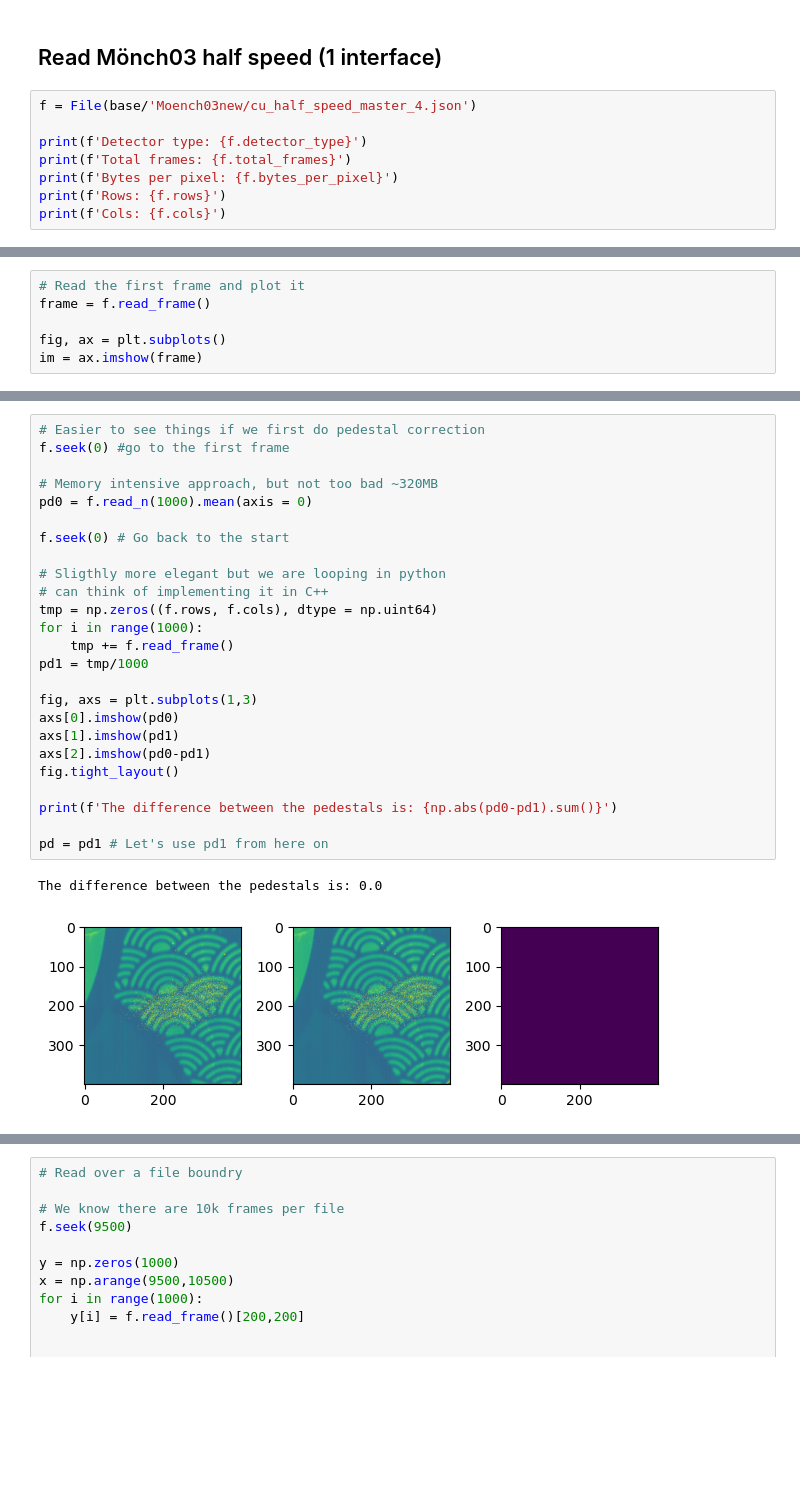
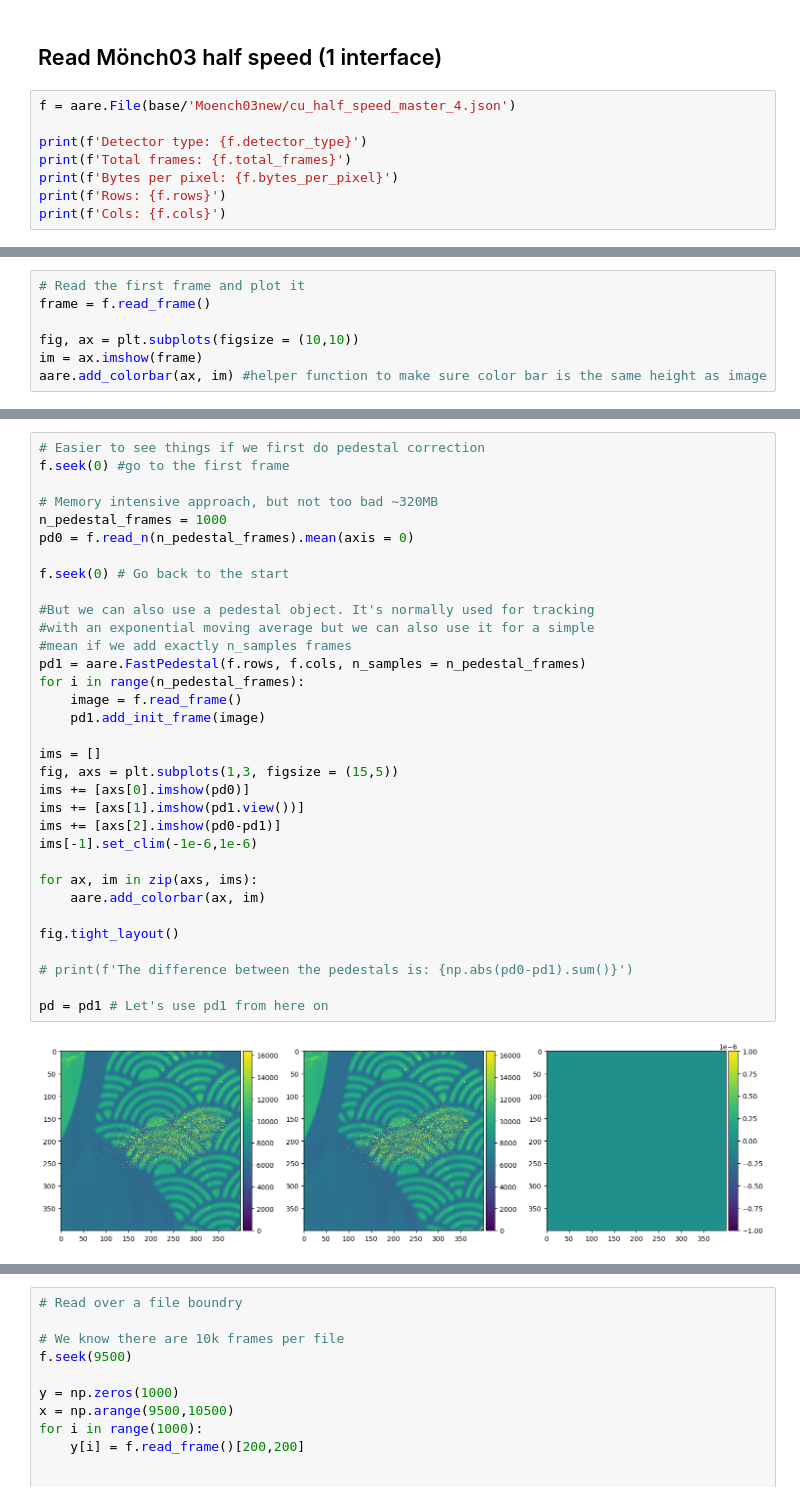
Before and after one commit to slsdetectorgroup/aare-notebooks, a Jupyter notebook: 00-read_moench.ipynb, the cells around one changed output, grey strips where cells are left out. Drawn from its saved outputs; the diff is of its cells as text; blank space fills up the shorter version.

```diff
--- a/00-read_moench.ipynb
+++ b/00-read_moench.ipynb
@@ -19,7 +20,7 @@ Example run on: **2025-04-23 09:18** with aare: **dev**
 # %% [markdown]
 ## Read Mönch03 half speed (1 interface)
 # %%
-f = File(base/'Moench03new/cu_half_speed_master_4.json')
+f = aare.File(base/'Moench03new/cu_half_speed_master_4.json')
 
 print(f'Detector type: {f.detector_type}')
 print(f'Total frames: {f.total_frames}')
@@ -47,6 +42,7 @@ Caught exception: /home/l_msdetect/erik/aare/aare/src/RawFile.cpp:343:frame_numb
 # Read the first frame and plot it
 frame = f.read_frame()
 
-fig, ax = plt.subplots()
+fig, ax = plt.subplots(figsize = (10,10))
 im = ax.imshow(frame)
+aare.add_colorbar(ax, im) #helper function to make sure color bar is the same height as image
 # %% [output]
@@ -54,31 +53,38 @@ im = ax.imshow(frame)
 # %%
 # Easier to see things if we first do pedestal correction
 f.seek(0) #go to the first frame
 
 # Memory intensive approach, but not too bad ~320MB
-pd0 = f.read_n(1000).mean(axis = 0)
+n_pedestal_frames = 1000
+pd0 = f.read_n(n_pedestal_frames).mean(axis = 0)
 
 f.seek(0) # Go back to the start
 
-# Sligthly more elegant but we are looping in python
-# can think of implementing it in C++
-tmp = np.zeros((f.rows, f.cols), dtype = np.uint64)
-for i in range(1000):
-    tmp += f.read_frame()
-pd1 = tmp/1000
+#But we can also use a pedestal object. It's normally used for tracking
+#with an exponential moving average but we can also use it for a simple
+#mean if we add exactly n_samples frames
+pd1 = aare.FastPedestal(f.rows, f.cols, n_samples = n_pedestal_frames)
+for i in range(n_pedestal_frames):
+    image = f.read_frame()
+    pd1.add_init_frame(image)
 
-fig, axs = plt.subplots(1,3)
-axs[0].imshow(pd0)
-axs[1].imshow(pd1)
-axs[2].imshow(pd0-pd1)
+ims = []
+fig, axs = plt.subplots(1,3, figsize = (15,5))
+ims += [axs[0].imshow(pd0)]
+ims += [axs[1].imshow(pd1.view())]
+ims += [axs[2].imshow(pd0-pd1)]
+ims[-1].set_clim(-1e-6,1e-6)
+
+for ax, im in zip(axs, ims):
+    aare.add_colorbar(ax, im)
+
 fig.tight_layout()
 
-print(f'The difference between the pedestals is: {np.abs(pd0-pd1).sum()}')
+# print(f'The difference between the pedestals is: {np.abs(pd0-pd1).sum()}')
 
 pd = pd1 # Let's use pd1 from here on
 # %% [output]
-The difference between the pedestals is: 0.0
-[figure, old version]
+[figure, new version]
 # %%
 # Now we can better see the X-rays
 frame = f.read_frame()-pd
```
Also changed, not shown: parts of 12 cells of this notebook, 2 other files.
